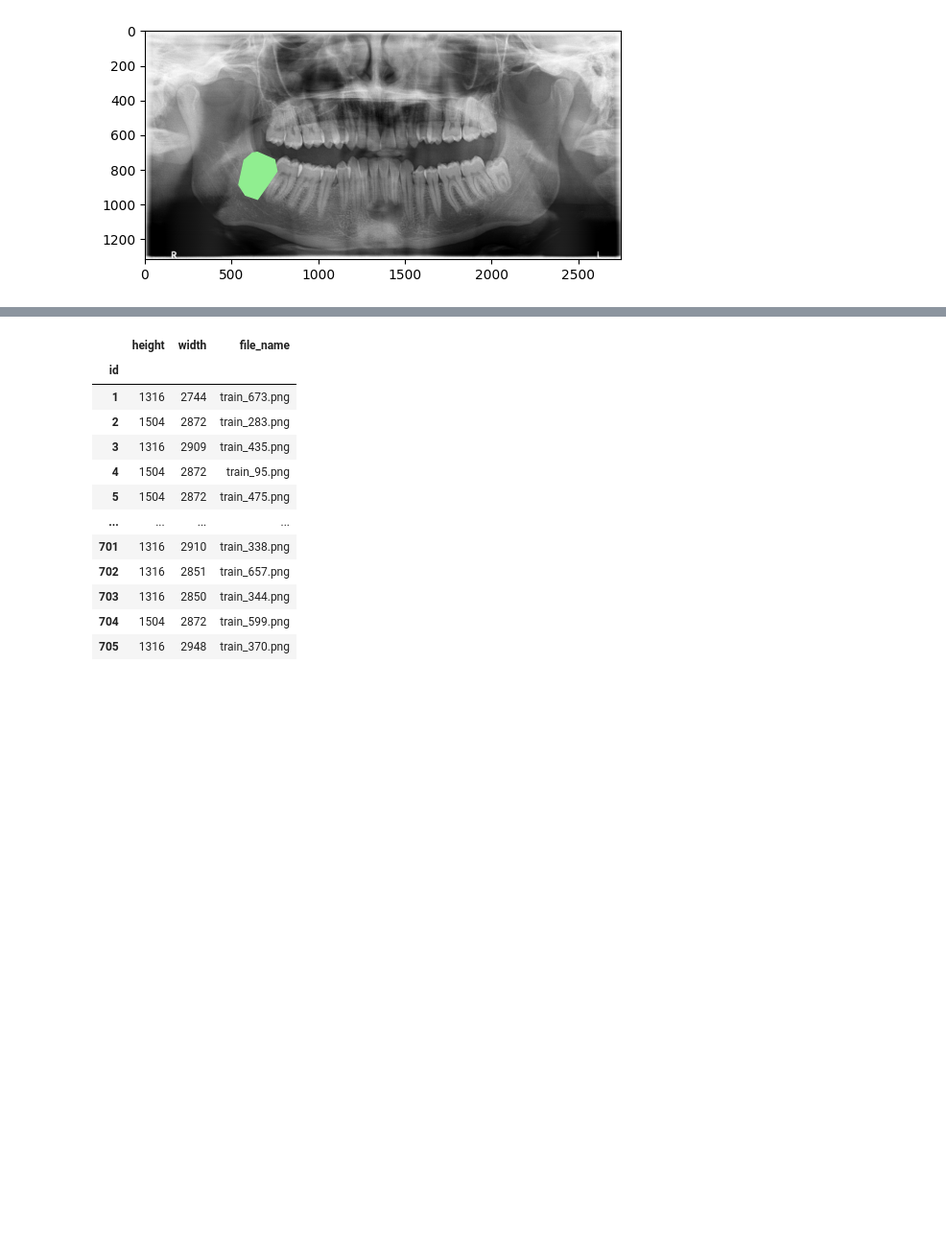
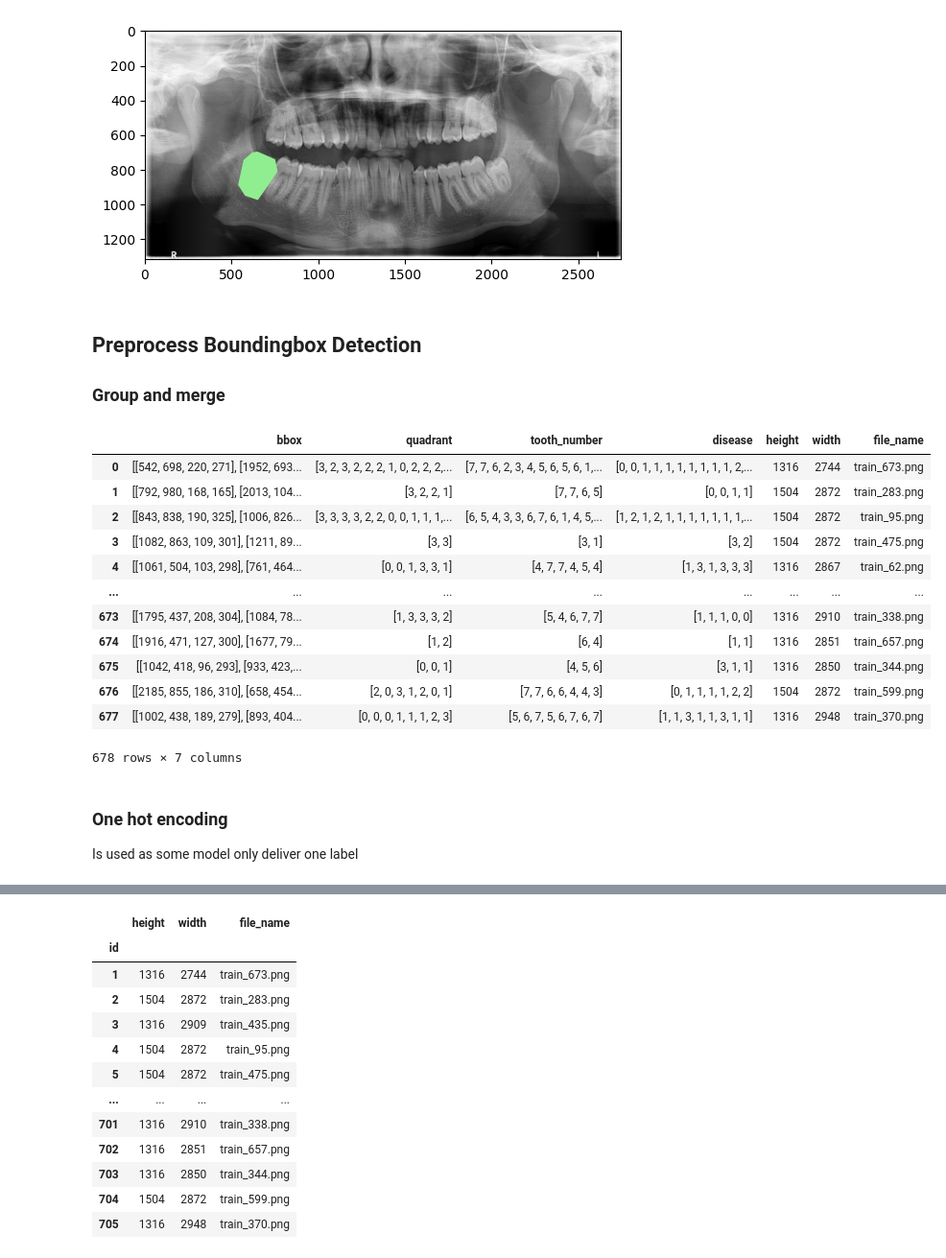
Before and after one commit to HSLU-Projects/MALDASC, a Jupyter notebook: 1_Data_Analysis_Preprocessing.ipynb, the cells around one changed output, grey strips where cells are left out. Shown at 96% size. Drawn from its saved outputs; the diff is of its cells as text; code cells hidden in the pictures; blank space fills up the shorter version.

```diff
--- a/1_Data_Analysis_Preprocessing.ipynb
+++ b/1_Data_Analysis_Preprocessing.ipynb
@@ -290,3 +304,44 @@ plt.imshow(image)
 # %% [output]
 <matplotlib.image.AxesImage at 0x...>
 [figure]
+# %% [markdown]
+## Preprocess Boundingbox Detection
+### Group and merge
+# %%
+data_dir = './dentex_dataset/origin/training_data/quadrant-enumeration-disease/xrays'
+annotation_file = "./dentex_dataset/origin/training_data/quadrant-enumeration-disease/train_quadrant_enumeration_disease.json"
+
+with open(annotation_file, "r") as json_file:
+    json_content = json.load(json_file)
+    annotations = pd.DataFrame(json_content["annotations"]).set_index("id")
+    images = pd.DataFrame(json_content["images"]).set_index("id")
+
+# group py image id, rename and drop some cols
+annotations = annotations \
+    .drop(columns=['iscrowd', 'segmentation', 'area']) \
+    .rename(columns={'category_id_1': 'quadrant', 'category_id_2': 'tooth_number','category_id_3': 'disease'}) \
+    .groupby('image_id').agg(lambda x: x.tolist())
+
+# convert to integer
+annotations['bbox'] = annotations['bbox'].apply(lambda x: [np.array(sublist).astype(int) for sublist in x])
+
+# merge with image metadata
+target_df = pd.merge(annotations, images, left_on='image_id', right_on='id', how='left')
+target_df
+# %% [output]
+|  | bbox | quadrant | tooth_number | disease | height | width | file_name |
+| 0 | [[542, 698, 220, 271], [1952, 693... | [3, 2, 3, 2, 2, 2, 1, 0, 2, 2, 2,... | [7, 7, 6, 2, 3, 4, 5, 6, 5, 6, 1,... | [0, 0, 1, 1, 1, 1, 1, 1, 1, 1, 2,... | 1316 | 2744 | train_673.png |
+| 1 | [[792, 980, 168, 165], [2013, 104... | [3, 2, 2, 1] | [7, 7, 6, 5] | [0, 0, 1, 1] | 1504 | 2872 | train_283.png |
+| 2 | [[843, 838, 190, 325], [1006, 826... | [3, 3, 3, 3, 2, 2, 0, 0, 1, 1, 1,... | [6, 5, 4, 3, 3, 6, 7, 6, 1, 4, 5,... | [1, 2, 1, 2, 1, 1, 1, 1, 1, 1, 1,... | 1504 | 2872 | train_95.png |
+| 3 | [[1082, 863, 109, 301], [1211, 89... | [3, 3] | [3, 1] | [3, 2] | 1504 | 2872 | train_475.png |
+| 4 | [[1061, 504, 103, 298], [761, 464... | [0, 0, 1, 3, 3, 1] | [4, 7, 7, 4, 5, 4] | [1, 3, 1, 3, 3, 3] | 1316 | 2867 | train_62.png |
+| ... | ... | ... | ... | ... | ... | ... | ... |
+| 673 | [[1795, 437, 208, 304], [1084, 78... | [1, 3, 3, 3, 2] | [5, 4, 6, 7, 7] | [1, 1, 1, 0, 0] | 1316 | 2910 | train_338.png |
+| 674 | [[1916, 471, 127, 300], [1677, 79... | [1, 2] | [6, 4] | [1, 1] | 1316 | 2851 | train_657.png |
+| 675 | [[1042, 418, 96, 293], [933, 423,... | [0, 0, 1] | [4, 5, 6] | [3, 1, 1] | 1316 | 2850 | train_344.png |
+| 676 | [[2185, 855, 186, 310], [658, 454... | [2, 0, 3, 1, 2, 0, 1] | [7, 7, 6, 6, 4, 4, 3] | [0, 1, 1, 1, 1, 2, 2] | 1504 | 2872 | train_599.png |
+| 677 | [[1002, 438, 189, 279], [893, 404... | [0, 0, 0, 1, 1, 1, 2, 3] | [5, 6, 7, 5, 6, 7, 6, 7] | [1, 1, 3, 1, 1, 3, 1, 1] | 1316 | 2948 | train_370.png |
+678 rows × 7 columns
+# %% [markdown]
+### One hot encoding
+Is used as some model only deliver one label
```
Also changed, not shown: parts of 12 cells of this notebook.
